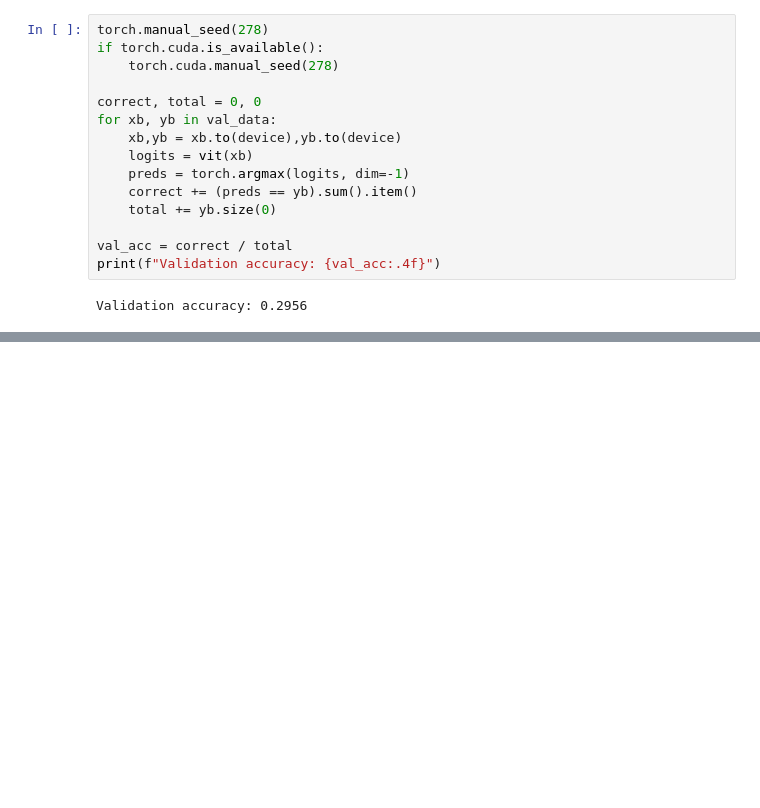
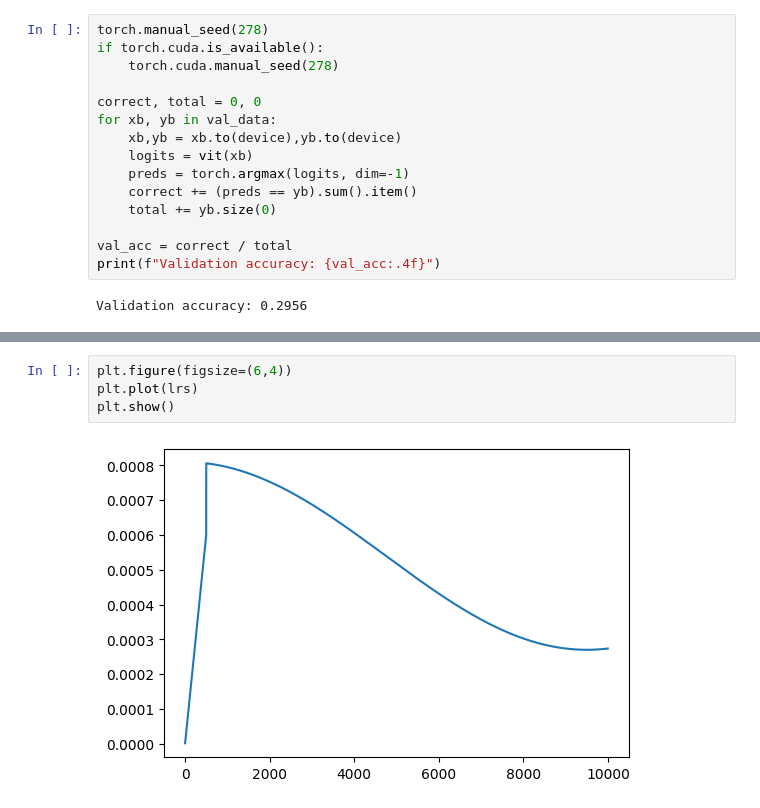
Before and after one commit to samitha278/nanoViT, a Jupyter notebook: test_vit.ipynb, the cells around one changed output, grey strips where cells are left out. Saved outputs shown, nothing was run; the diff lists cells and outputs as text; blank space fills up the shorter version.

```diff
--- a/test_vit.ipynb
+++ b/test_vit.ipynb
@@ -645,0 +781,6 @@ Validation accuracy: 0.2956
+# %%
+plt.figure(figsize=(6,4))
+plt.plot(lrs)
+plt.show()
+# %% [output]
+[figure, added]
```
Also changed, not shown: parts of 6 cells of this notebook.
